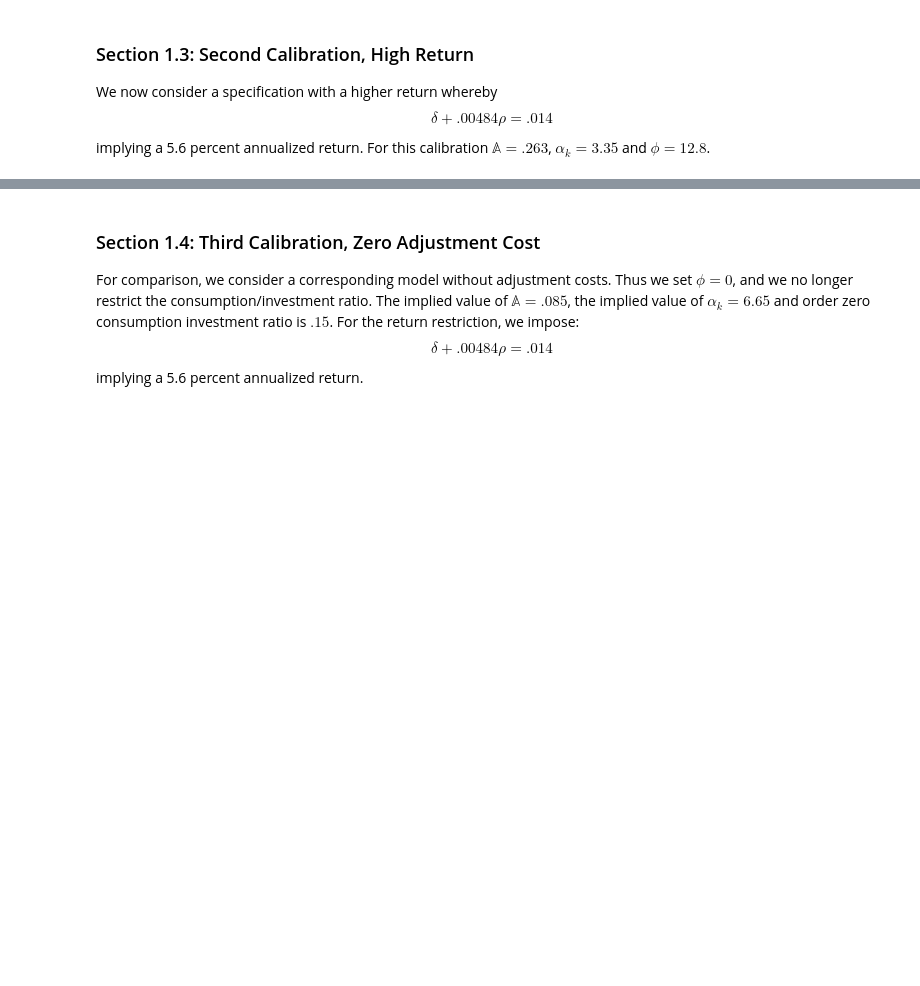
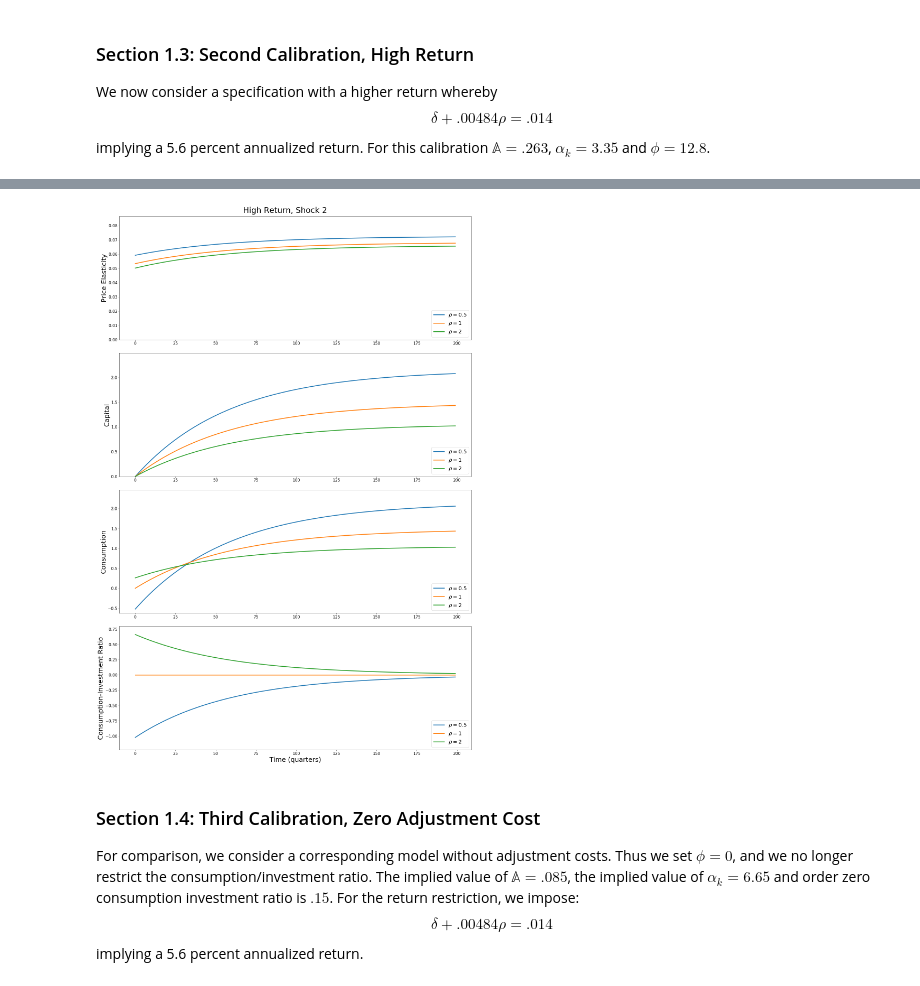
Before and after one commit to lphansen/TextbookCode, a Jupyter notebook: adjustment_cost.ipynb, the cells around one changed output, grey strips where cells are left out. Cells and saved outputs as stored; diff of their text form; code cells hidden in the pictures; blank space fills up the shorter version.

```diff
--- a/adjustment_cost.ipynb
+++ b/adjustment_cost.ipynb
@@ -223,6 +225,8 @@ plot_impulse(ρs, γ, βz, T, shock = 1, rf_factor = 2, empirical_method = 1,
 # %%
-plot_impulse(ρs, γ, βz, T, shock = 2, rf_factor = 2, empirical_method = 1,
+plot_impulse(ρs, γ, βz, T, shock = 2, rf_factor = 2, empirical_method = 0,
              transform_shocks = False, title = "High Return, Shock 2")
+# %% [output]
+[figure, added]
 # %% [markdown]
 ### Section 1.4: Third Calibration, Zero Adjustment Cost
 
```
Also changed, not shown: parts of 13 cells of this notebook, 1 other file.
